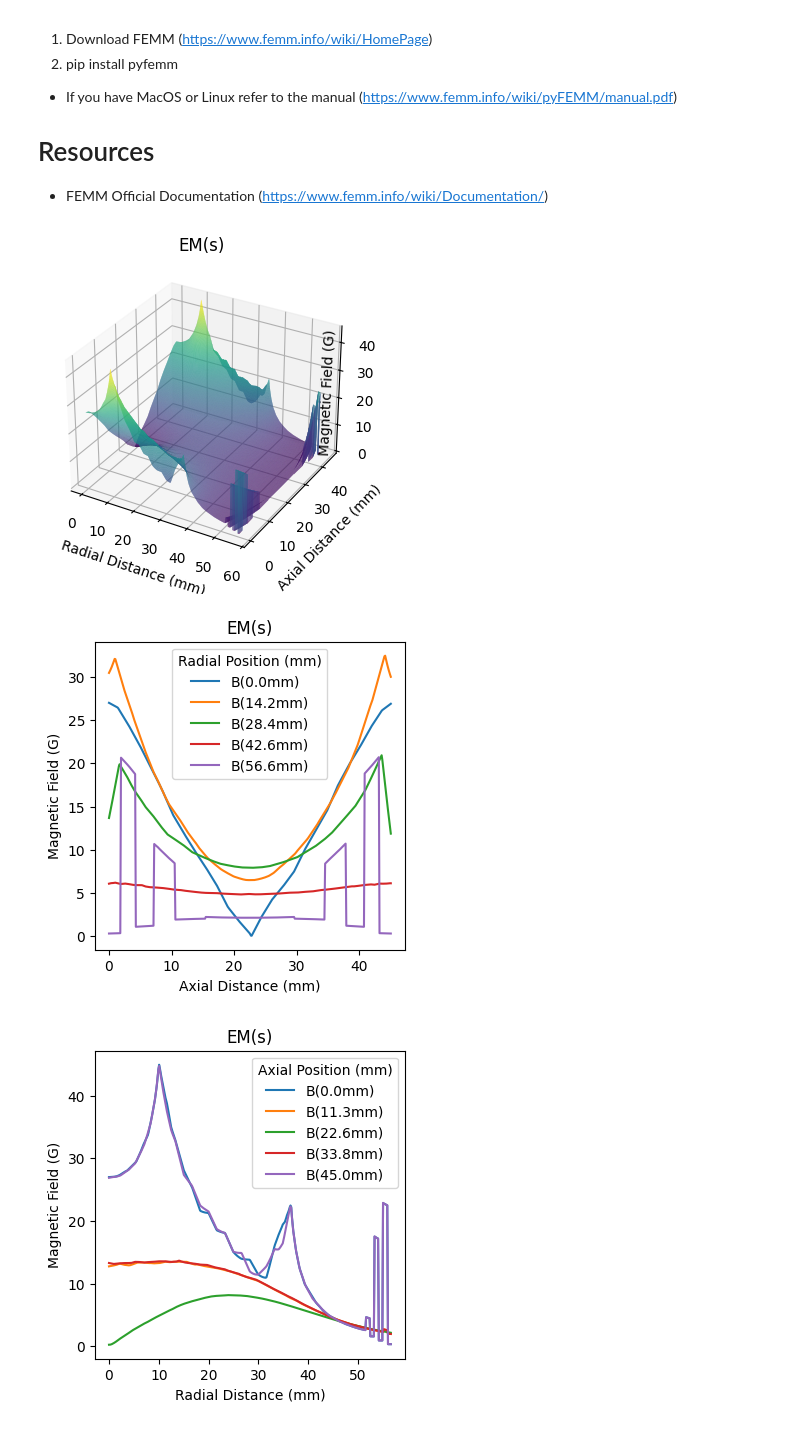
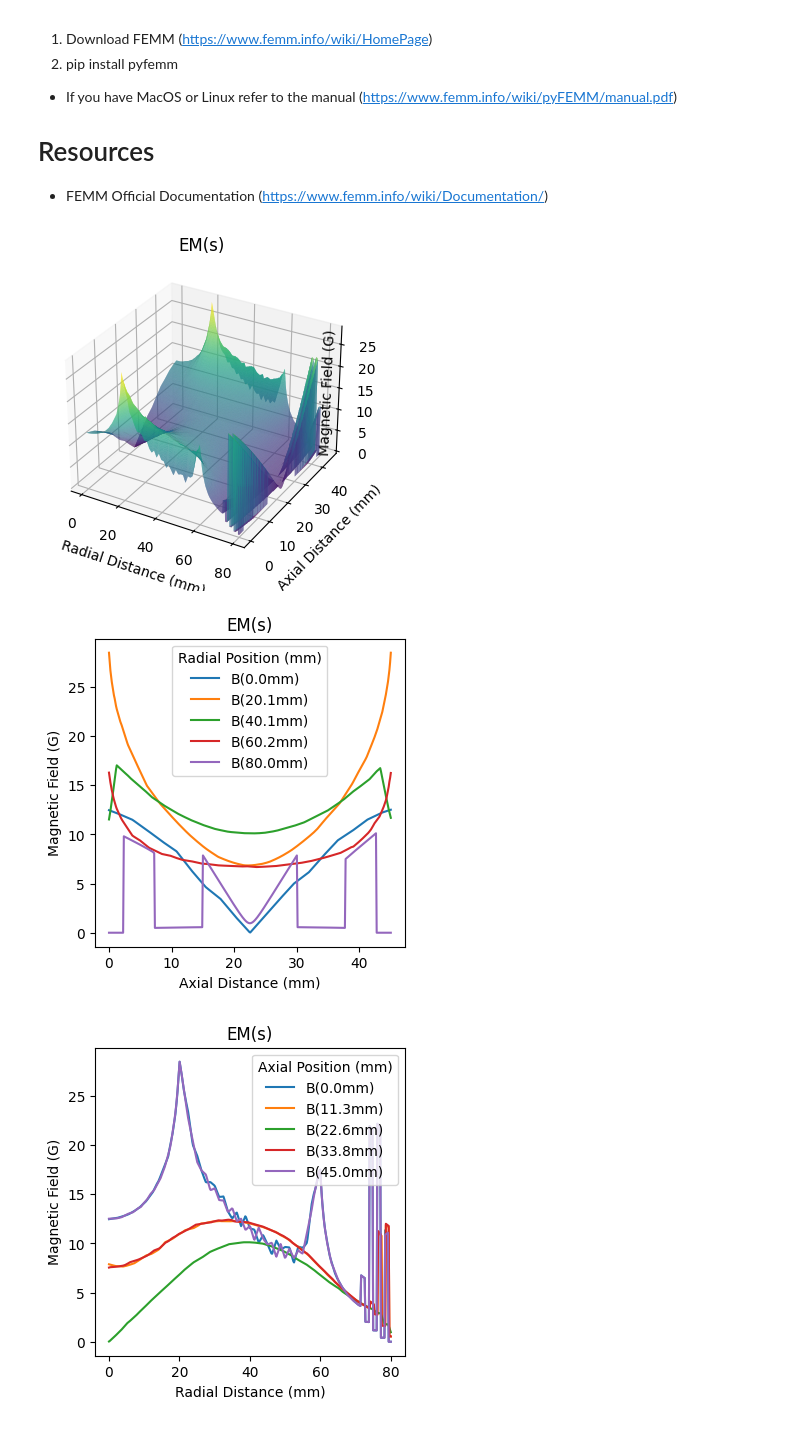
Before and after one commit to kostubhagarwal/femm_em_sims, a Jupyter notebook: electro_mag_sim.ipynb, the cells around one changed output. Drawn from its saved outputs; the diff is of its cells as text; code cells hidden in the pictures.

```diff
--- a/electro_mag_sim.ipynb
+++ b/electro_mag_sim.ipynb
@@ -28,7 +28,6 @@ import numpy as np
 wire specs
 - https://mwswire.com/wp-content/uploads/2016/10/Copper-Magnet-Wire-Data.pdf
 """
-wire_d = 0.64 #22 AWG, diameter (mm)
 wire_c = 0.385 #specific heat (J/g°C)
 wire_p = 1.72e-8 #resistivity (Ω·m)
 wire_ds = 8.96 #density (g/cm³)
@@ -41,21 +40,16 @@ https://production-solution.com/coil-calculator.htm
 
 verify with calculator above it's a good sanity check
 """
-bobbin_l = 1.6 #bobbin length (mm)
-bobbin_r = 10 #bobbin radius (mm)
+bobbin_l = 1.6 #pcb thickness (mm)
+bobbin_r = 20 #internal radius (mm)
 coil_n = 96 #number of turns
-num_layer = int(bobbin_l / wire_d)  # How many turns fit along bobbin length
-turns_layer = int(np.ceil(coil_n / num_layer))  # Total layers needed
-coil_r = bobbin_r + (turns_layer * wire_d * np.sqrt(3)/2)  # Hexagonal packing (mm)
-packing_f = 0.9069 #packing factor for hexagonal packing
-coil_cs = coil_n * (wire_d/2)**2 * np.pi * packing_f  # cross-sectional area (mm²)
-wire_length = 0.0
-for layer in range(turns_layer):  # Loop through each layer
-    current_radius = bobbin_r + (layer * wire_d * np.sqrt(3)/2)  # Hex packing (mm)
-    turns_in_layer = min(num_layer, coil_n - layer * num_layer)  # Handle partial last layer
-    wire_length += turns_in_layer * (2 * np.pi * current_radius)  # Sum wire length (mm)
-wire_length *= 1e-3  # Convert mm to meters for resistivity calculation
-sep = 45 #distance of em's (converted from cm to mm)
+num_layer = 6 #number of layers
+coil_r = 60  #outer radius (mm)
+turns_layer = coil_n/num_layer
+wire_length = np.pi * 16 *6 *2 * (coil_r + bobbin_r) * 1e-3 #(m)
+wire_area = (0.035 * 2.1) * 1e-6  #wire cross-sectional area (m²)
+coil_cs = wire_area * 96 # cross-sectional area (m²)
+sep = 45 #distance of em's (mm)
 
 """
 data analysis
@@ -141,10 +135,7 @@ femm.mi_loadsolution()
 """
 efficiency calculations
 """
-wire_r = wire_d / 2 #wire radius (mm)
-wire_area = (wire_r ** 2) * np.pi #wire cross-sectional area (mm²)
-resistance = wire_p * (wire_length) / (wire_area*1e-6) #resistance (Ω)
-wire_m = wire_length * (wire_area*1e-6) * 1e6 * wire_ds #mass of wire (g)
+resistance = wire_p * (wire_length) / (wire_area) #resistance (Ω)
 power = i ** 2 * resistance #power loss (W)
 voltage = i * resistance #voltage required (V)
 
@@ -168,12 +159,6 @@ inductance_bottom = abs(flux_linkage_bottom / (-i))  # Self-inductance of bottom
 # Total inductance for series configuration with mutual coupling included
 # The flux linkage already accounts for mutual inductance effects
 total_inductance = (abs(flux_linkage_top) + abs(flux_linkage_bottom)) / i  # Total inductance (H)
-
-"""
-heat generation, assuming no dissipation
-"""
-t_s = 3600  # Time (s)
-dT = power * t_s / (wire_m * wire_c) #delta Temp (°C)
 
 """
 initialize arrays & load data
@@ -235,36 +220,34 @@ plt.ylabel('Magnetic Field (G)')
 plt.title('EM(s)')
 legend = plt.legend()
 legend.set_title('Axial Position (mm)')
 plt.show()
 
 """
 output
 """
 print(f"Current: {i} A")
-print(f"Wire Gauge: 22 AWG")
 print(f"Number of Turns: {coil_n}")
 print(f"Turns/Layer: {turns_layer}")
 print(f"Number of Layers: {num_layer}")
 print(f"Wire Length/Coil: {wire_length*1e3:.1f} mm")
 print(f"EM Thickness: {bobbin_l} mm")
 print(f"EM Inner Radius: {bobbin_r} mm")
 print(f"EM Outer Radius: {coil_r:.1f} mm")
 print(f"EM separation: {sep} mm")
 print(f"Average Radial Gradient is {m_dr:.2f} G/cm")
 print(f"Average Axial Gradient is {m_dz:.2f} G/cm")
 print(f"Resistance/Coil: {resistance:.2f} Ω")
 print(f"Power Loss/Coil: {power:.2f} W")
 print(f"Voltage Requirement/Coil: {voltage:.2f} V")
 print(f"Inductance (Top Coil): {inductance_top*1e3:.2f} mH")
 print(f"Inductance (Bottom Coil): {inductance_bottom*1e3:.2f} mH")
-print(f"No loss, wire heats {dT:.2f}°C in {t_s} seconds")
 
 """
 close
 """
 # femm.closefemm()
 # %% [output]
-[figure, old version]
+[figure, new version]
-[figure, old version]
+[figure, new version]
-[figure, old version]
+[figure, new version]
 Current: 1 A
```
Also changed, not shown: parts of 1 cell of this notebook.
